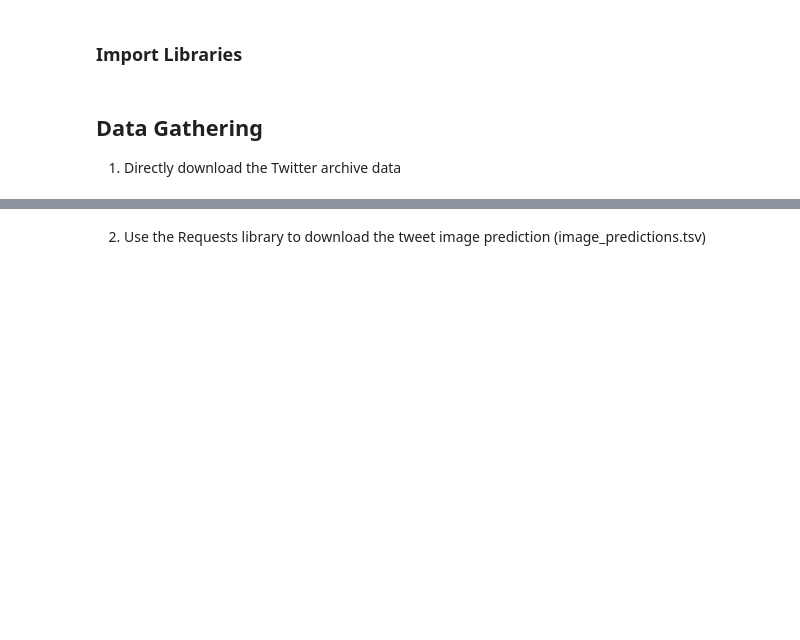
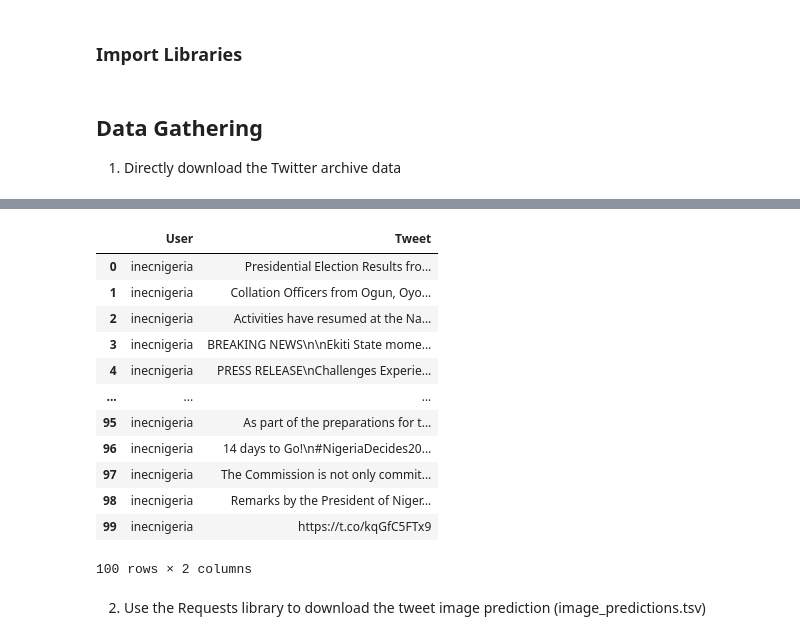
Before and after one commit to okeks/movies-scrape, a Jupyter notebook: Analyze top movies data.ipynb, the cells around one changed output, grey strips where cells are left out. Drawn from its saved outputs; the diff is of its cells as text; code cells hidden in the pictures; blank space fills up the shorter version.

```diff
--- a/Analyze top movies data.ipynb
+++ b/Analyze top movies data.ipynb
@@ -29,3 +27,6 @@ auth = tweepy.OAuthHandler(consumer_key, consumer_secret)
 auth.set_access_token(access_token, access_secret)
 
 api = tweepy.API(auth,wait_on_rate_limit=True)
+# %%
+public_tweets = api.home_timeline()
+print(public_tweets[0].text)
@@ -31,0 +39,3 @@ api = tweepy.API(auth,wait_on_rate_limit=True)
+# %%
+for tweet in public_tweets:
+    print(tweet.text)
@@ -31,0 +60,8 @@ api = tweepy.API(auth,wait_on_rate_limit=True)
+# %%
+user = "inecnigeria"
+limit = 100
+
+tweets = api.user_timeline(screen_name=user,count=limit,tweet_mode='extended')
+
+for tweet in tweets:
+    print(tweet.full_text)
@@ -32,3 +86,25 @@ api = tweepy.API(auth,wait_on_rate_limit=True)
+# %%
+columns = ['User','Tweet']
+data = []
+for tweet in tweets:
+    data.append([tweet.user.screen_name,tweet.full_text])
+# %%
+df = pd.DataFrame(data,columns=columns)
+df
+# %% [output]
+|  | User | Tweet |
+| 0 | inecnigeria | Presidential Election Results fro... |
+| 1 | inecnigeria | Collation Officers from Ogun, Oyo... |
+| 2 | inecnigeria | Activities have resumed at the Na... |
+| 3 | inecnigeria | BREAKING NEWS\n\nEkiti State mome... |
+| 4 | inecnigeria | PRESS RELEASE\nChallenges Experie... |
+| ... | ... | ... |
+| 95 | inecnigeria | As part of the preparations for t... |
+| 96 | inecnigeria | 14 days to Go!\n#NigeriaDecides20... |
+| 97 | inecnigeria | The Commission is not only commit... |
+| 98 | inecnigeria | Remarks by the President of Niger... |
+| 99 | inecnigeria | https://t.co/kqGfC5FTx9 |
+100 rows × 2 columns
 # %%
 df_archive = pd.read_csv('twitter-archive-enhanced.csv')
 #df.sample(5)
```
Also changed, not shown: parts of 5 cells of this notebook, 1 other file.
